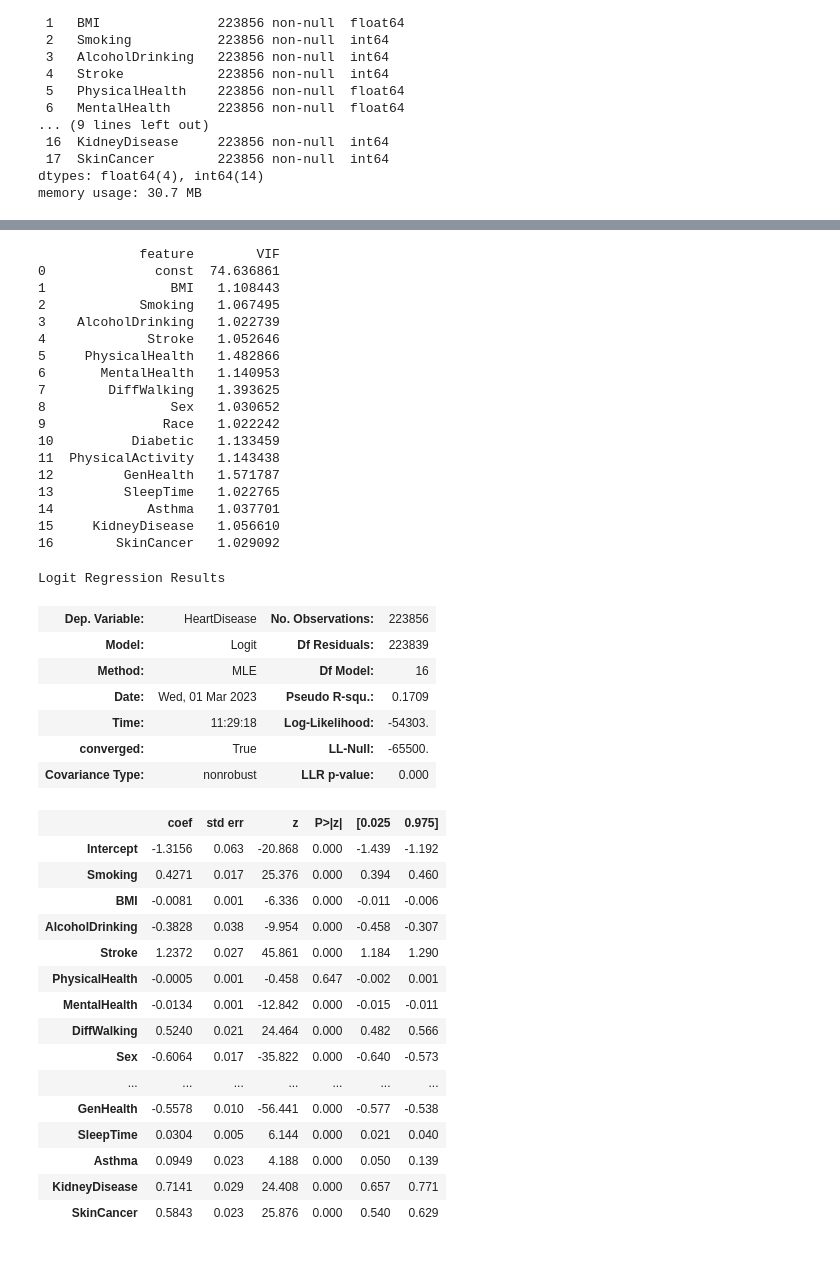
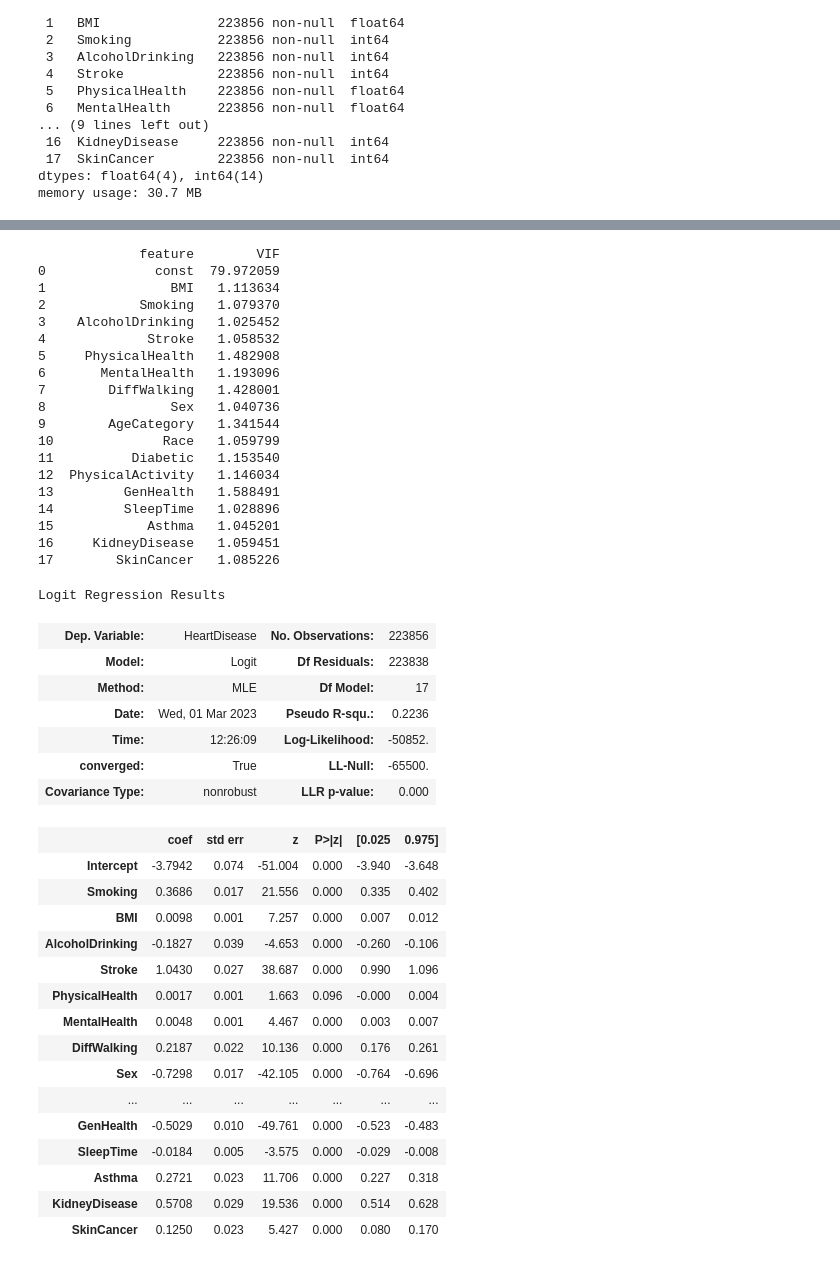
Before and after one commit to JerayuT/Group-5-WQ23-Data-Science, a Jupyter notebook: Project Analysis.ipynb, the cells around one changed output, grey strips where cells are left out. Saved outputs shown, nothing was run; the diff lists cells and outputs as text; code cells hidden in the pictures.

```diff
--- a/Project Analysis.ipynb
+++ b/Project Analysis.ipynb
@@ -191,7 +191,7 @@ Data columns (total 18 columns):
 dtypes: float64(4), int64(14)
 memory usage: 30.7 MB
 # %%
-X = train[['BMI', 'Smoking', 'AlcoholDrinking', "Stroke", 'PhysicalHealth', "MentalHealth", "DiffWalking", "Sex", "Race", "Diabetic", "PhysicalActivity", "GenHealth", "SleepTime", "Asthma", "KidneyDisease", "SkinCancer"]]
+X = train[['BMI', 'Smoking', 'AlcoholDrinking', "Stroke", 'PhysicalHealth', "MentalHealth", "DiffWalking", "Sex", "AgeCategory", "Race", "Diabetic", "PhysicalActivity", "GenHealth", "SleepTime", "Asthma", "KidneyDisease", "SkinCancer"]]
 # %%
 #Function to develop a model based on all predictors in predictor_subset
 def processSubset(predictor_subset):
@@ -317,48 +317,49 @@ for i in range(len(X.columns)):
 print(vif_data)
 # %% [output]
              feature        VIF
-0              const  74.636861
-1                BMI   1.108443
-2            Smoking   1.067495
-3    AlcoholDrinking   1.022739
-4             Stroke   1.052646
-5     PhysicalHealth   1.482866
-6       MentalHealth   1.140953
-7        DiffWalking   1.393625
-8                Sex   1.030652
-9               Race   1.022242
-10          Diabetic   1.133459
-11  PhysicalActivity   1.143438
-12         GenHealth   1.571787
-13         SleepTime   1.022765
-14            Asthma   1.037701
-15     KidneyDisease   1.056610
-16        SkinCancer   1.029092
+0              const  79.972059
+1                BMI   1.113634
+2            Smoking   1.079370
+3    AlcoholDrinking   1.025452
+4             Stroke   1.058532
+5     PhysicalHealth   1.482908
+6       MentalHealth   1.193096
+7        DiffWalking   1.428001
+8                Sex   1.040736
+9        AgeCategory   1.341544
+10              Race   1.059799
+11          Diabetic   1.153540
+12  PhysicalActivity   1.146034
+13         GenHealth   1.588491
+14         SleepTime   1.028896
+15            Asthma   1.045201
+16     KidneyDisease   1.059451
+17        SkinCancer   1.085226
 # %%
-best_fwd_reg_model = models_best['model'][16]
+best_fwd_reg_model = models_best['model'][17]
 best_fwd_reg_model.summary()
 # %% [output]
 Logit Regression Results
 | Dep. Variable: | HeartDisease | No. Observations: | 223856 |
-| Model: | Logit | Df Residuals: | 223839 |
-| Method: | MLE | Df Model: | 16 |
-| Date: | Wed, 01 Mar 2023 | Pseudo R-squ.: | 0.1709 |
-| Time: | 11:29:18 | Log-Likelihood: | -54303. |
+| Model: | Logit | Df Residuals: | 223838 |
+| Method: | MLE | Df Model: | 17 |
+| Date: | Wed, 01 Mar 2023 | Pseudo R-squ.: | 0.2236 |
+| Time: | 12:26:09 | Log-Likelihood: | -50852. |
 | converged: | True | LL-Null: | -65500. |
 | Covariance Type: | nonrobust | LLR p-value: | 0.000 |
 |  | coef | std err | z | P>|z| | [0.025 | 0.975] |
-| Intercept | -1.3156 | 0.063 | -20.868 | 0.000 | -1.439 | -1.192 |
-| Smoking | 0.4271 | 0.017 | 25.376 | 0.000 | 0.394 | 0.460 |
-| BMI | -0.0081 | 0.001 | -6.336 | 0.000 | -0.011 | -0.006 |
-| AlcoholDrinking | -0.3828 | 0.038 | -9.954 | 0.000 | -0.458 | -0.307 |
-| Stroke | 1.2372 | 0.027 | 45.861 | 0.000 | 1.184 | 1.290 |
-| PhysicalHealth | -0.0005 | 0.001 | -0.458 | 0.647 | -0.002 | 0.001 |
-| MentalHealth | -0.0134 | 0.001 | -12.842 | 0.000 | -0.015 | -0.011 |
-| DiffWalking | 0.5240 | 0.021 | 24.464 | 0.000 | 0.482 | 0.566 |
-| Sex | -0.6064 | 0.017 | -35.822 | 0.000 | -0.640 | -0.573 |
+| Intercept | -3.7942 | 0.074 | -51.004 | 0.000 | -3.940 | -3.648 |
+| Smoking | 0.3686 | 0.017 | 21.556 | 0.000 | 0.335 | 0.402 |
+| BMI | 0.0098 | 0.001 | 7.257 | 0.000 | 0.007 | 0.012 |
+| AlcoholDrinking | -0.1827 | 0.039 | -4.653 | 0.000 | -0.260 | -0.106 |
+| Stroke | 1.0430 | 0.027 | 38.687 | 0.000 | 0.990 | 1.096 |
+| PhysicalHealth | 0.0017 | 0.001 | 1.663 | 0.096 | -0.000 | 0.004 |
+| MentalHealth | 0.0048 | 0.001 | 4.467 | 0.000 | 0.003 | 0.007 |
+| DiffWalking | 0.2187 | 0.022 | 10.136 | 0.000 | 0.176 | 0.261 |
+| Sex | -0.7298 | 0.017 | -42.105 | 0.000 | -0.764 | -0.696 |
 | ... | ... | ... | ... | ... | ... | ... |
-| GenHealth | -0.5578 | 0.010 | -56.441 | 0.000 | -0.577 | -0.538 |
-| SleepTime | 0.0304 | 0.005 | 6.144 | 0.000 | 0.021 | 0.040 |
-| Asthma | 0.0949 | 0.023 | 4.188 | 0.000 | 0.050 | 0.139 |
-| KidneyDisease | 0.7141 | 0.029 | 24.408 | 0.000 | 0.657 | 0.771 |
-| SkinCancer | 0.5843 | 0.023 | 25.876 | 0.000 | 0.540 | 0.629 |
+| GenHealth | -0.5029 | 0.010 | -49.761 | 0.000 | -0.523 | -0.483 |
+| SleepTime | -0.0184 | 0.005 | -3.575 | 0.000 | -0.029 | -0.008 |
+| Asthma | 0.2721 | 0.023 | 11.706 | 0.000 | 0.227 | 0.318 |
+| KidneyDisease | 0.5708 | 0.029 | 19.536 | 0.000 | 0.514 | 0.628 |
+| SkinCancer | 0.1250 | 0.023 | 5.427 | 0.000 | 0.080 | 0.170 |
```
Also changed, not shown: parts of 9 cells of this notebook.
